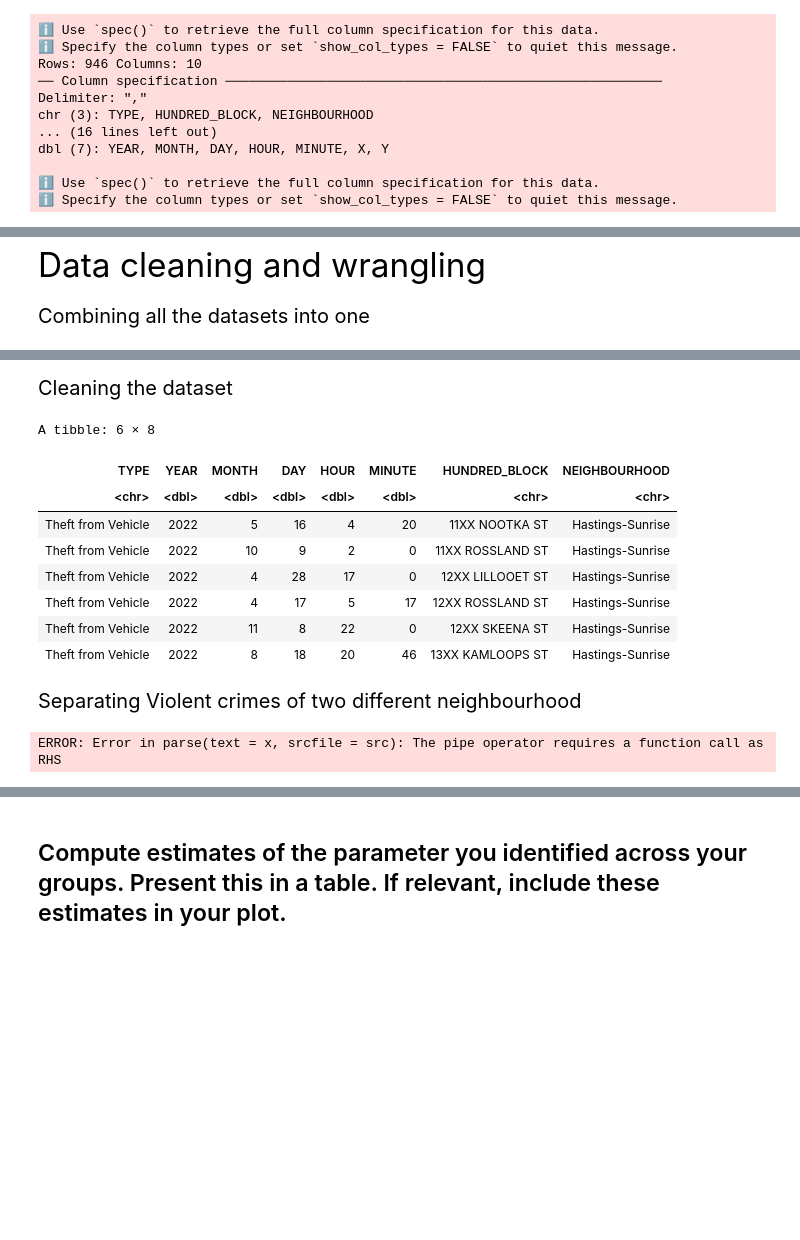
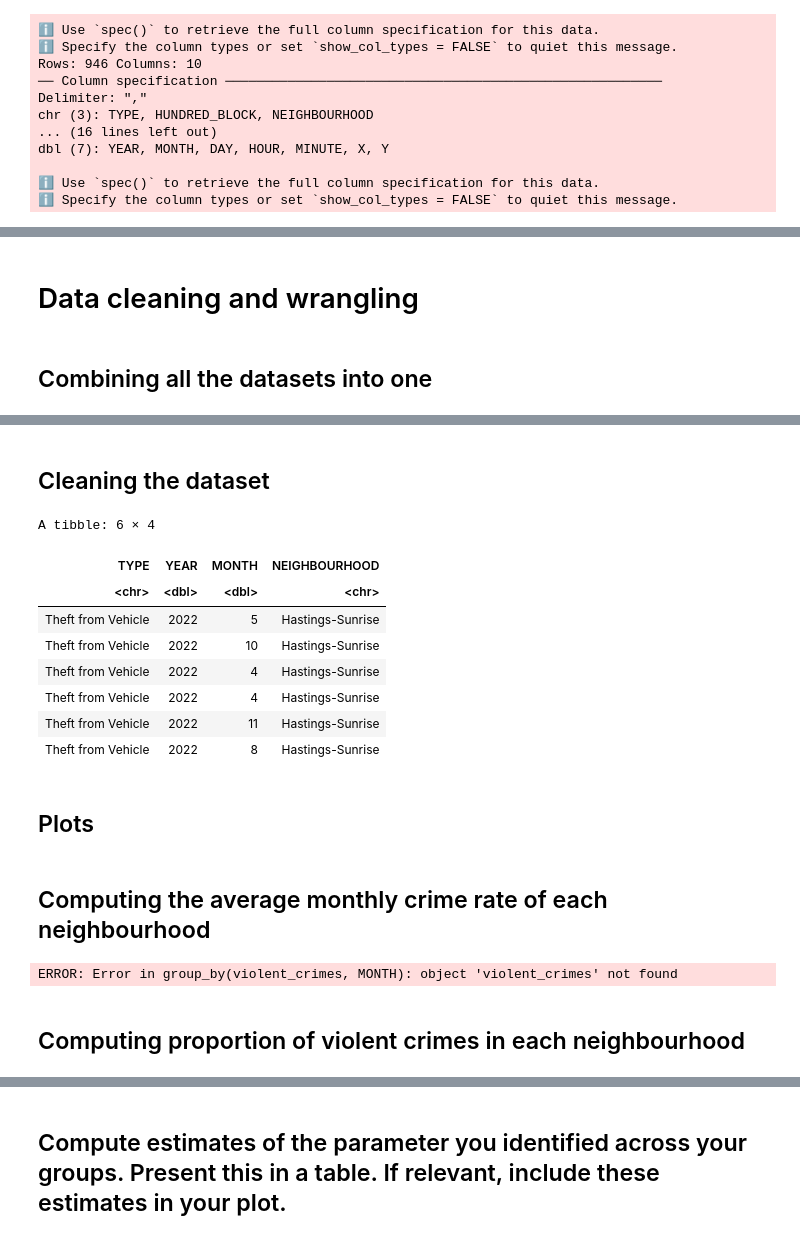
Before and after one commit to Carson-Lu/stat201project-Group27, a Jupyter notebook: proposal.ipynb, the cells around one changed output, grey strips where cells are left out. Drawn from its saved outputs; the diff is of its cells as text; code cells hidden in the pictures; blank space fills up the shorter version.

Commit message:
Calculated proportions
Still need
- Plots
- Mean
- Methods and results of plots
- Citations

```diff
--- a/proposal.ipynb
+++ b/proposal.ipynb
@@ -87,7 +87,7 @@ A tibble: 6 × 10
 | Theft from Vehicle | 2023 | 3 | 3 | 1 | 0 | 26XX CROWN ST | West Point Grey | 485894.7 | 5456706 |
 | Theft from Vehicle | 2023 | 2 | 3 | 21 | 0 | 28XX CROWN ST | West Point Grey | 485890.7 | 5456574 |
 # %% [markdown]
-<span style="font-size: 25pt;"> Data cleaning and wrangling
+# Data cleaning and wrangling
 # %% [markdown]
-<span style="font-size: 15pt;"> Combining all the datasets into one
+## Combining all the datasets into one
 # %%
@@ -104,41 +104,60 @@ A tibble: 6 × 10
 | Theft from Vehicle | 2022 | 11 | 8 | 22 | 0 | 12XX SKEENA ST | Hastings-Sunrise | 497929.5 | 5457926 |
 | Theft from Vehicle | 2022 | 8 | 18 | 20 | 46 | 13XX KAMLOOPS ST | Hastings-Sunrise | 496017.2 | 5457788 |
 # %% [markdown]
-<span style="font-size: 15pt;">  Cleaning the dataset
+##  Cleaning the dataset
 # %%
-crimes_cleaned <-  crimes |> #removing unwanted columns from the dataset
-select(-X & -Y)
+# removing unwanted columns from the dataset
+crimes_cleaned <-  crimes |>
+    select(TYPE, YEAR, MONTH, NEIGHBOURHOOD)
 
 head(crimes_cleaned)
 # %% [output]
-A tibble: 6 × 8
+A tibble: 6 × 4
-| TYPE | YEAR | MONTH | DAY | HOUR | MINUTE | HUNDRED_BLOCK | NEIGHBOURHOOD |
-| <chr> | <dbl> | <dbl> | <dbl> | <dbl> | <dbl> | <chr> | <chr> |
-| Theft from Vehicle | 2022 | 5 | 16 | 4 | 20 | 11XX NOOTKA ST | Hastings-Sunrise |
-| Theft from Vehicle | 2022 | 10 | 9 | 2 | 0 | 11XX ROSSLAND ST | Hastings-Sunrise |
-| Theft from Vehicle | 2022 | 4 | 28 | 17 | 0 | 12XX LILLOOET ST | Hastings-Sunrise |
-| Theft from Vehicle | 2022 | 4 | 17 | 5 | 17 | 12XX ROSSLAND ST | Hastings-Sunrise |
-| Theft from Vehicle | 2022 | 11 | 8 | 22 | 0 | 12XX SKEENA ST | Hastings-Sunrise |
-| Theft from Vehicle | 2022 | 8 | 18 | 20 | 46 | 13XX KAMLOOPS ST | Hastings-Sunrise |
+| TYPE | YEAR | MONTH | NEIGHBOURHOOD |
+| <chr> | <dbl> | <dbl> | <chr> |
+| Theft from Vehicle | 2022 | 5 | Hastings-Sunrise |
+| Theft from Vehicle | 2022 | 10 | Hastings-Sunrise |
+| Theft from Vehicle | 2022 | 4 | Hastings-Sunrise |
+| Theft from Vehicle | 2022 | 4 | Hastings-Sunrise |
+| Theft from Vehicle | 2022 | 11 | Hastings-Sunrise |
+| Theft from Vehicle | 2022 | 8 | Hastings-Sunrise |
+# %% [markdown]
+## Plots
 # %% [markdown]
-<span style="font-size: 15pt;"> Separating Violent crimes of two different neighbourhood
+## Computing the average monthly crime rate of each neighbourhood
+# %%
+monthly_average_crimes <- violent_crimes |> #counting monthly crimes in both the neighbourhoods
+group_by(MONTH) |>
+summarise(count = sum(MONTH))
+
+monthly_average_crimes
+# %% [output]
+ERROR: Error in group_by(violent_crimes, MONTH): object 'violent_crimes' not found
+# %% [markdown]
+## Computing proportion of violent crimes in each neighbourhood
 # %%
+#filtering Offence Against a Person & Homicide crimes as they are considered violent
 violent_crimes <- crimes_cleaned |>
-filter(TYPE == "Offence Against a Person" | TYPE == "Homicide") #filtering Offence Against a Person & Homicide crimes as they are considered violent
+    filter(TYPE == "Offence Against a Person" | TYPE == "Homicide")
 
+#filtering West Point Grey neighbourhood
+vcrimes_in_point_grey_count <- violent_crimes |>
+    filter(NEIGHBOURHOOD == "West Point Grey") |>
+    nrow()
 
-vcrimes_in_point_grey <- violent_crimes |> #filtering West Point Grey neighbourhood
-filter(NEIGHBOURHOOD == "West Point Grey")
+#filtering Hastings Sunrise neighbourhood
+vcrimes_in_hastings_count <- violent_crimes |>
+    filter(NEIGHBOURHOOD == "Hastings-Sunrise") |>
+    nrow()
 
-vcrimes_in_hastings <- violent_crimes |> #filtering Hastings Sunrise neighbourhood
-filter(NEIGHBOURHOOD == "Hastings-Sunrise")
+crimes_in_point_grey_count <- crimes |>
+    nrow()
 
-vcrimes_in_point_grey_count <- vcrimes_in_point_grey |> #counting the total vioent crimes in West Point Grey
-nrow()
+crimes_in_hastings_count <- crimes |>
+    nrow()
 
-vcrimes_in_hastings_count <- vcrimes_in_hastings |> #counting the total vioent crimes in Hastings Sunrise
+prop_vcrimes_point_grey <- vcrimes_in_point_grey_count / crimes_in_point_grey_count
+prop_vcrimes_hastings <- vcrimes_in_hastings_count / crimes_in_hastings_count
 
-vcrimes_in_point_grey_count
-vcrimes_in_hastings_count
+cat("Proportion of violent crimes in West Point Grey from our sample: ", prop_vcrimes_point_grey)
+cat("\nProportion of violent crimes in Hastings Sunrise from our sample: ", prop_vcrimes_hastings)
-# %% [output]
-ERROR: Error in parse(text = x, srcfile = src): The pipe operator requires a function call as RHS
```
Also changed, not shown: parts of 3 cells of this notebook.
